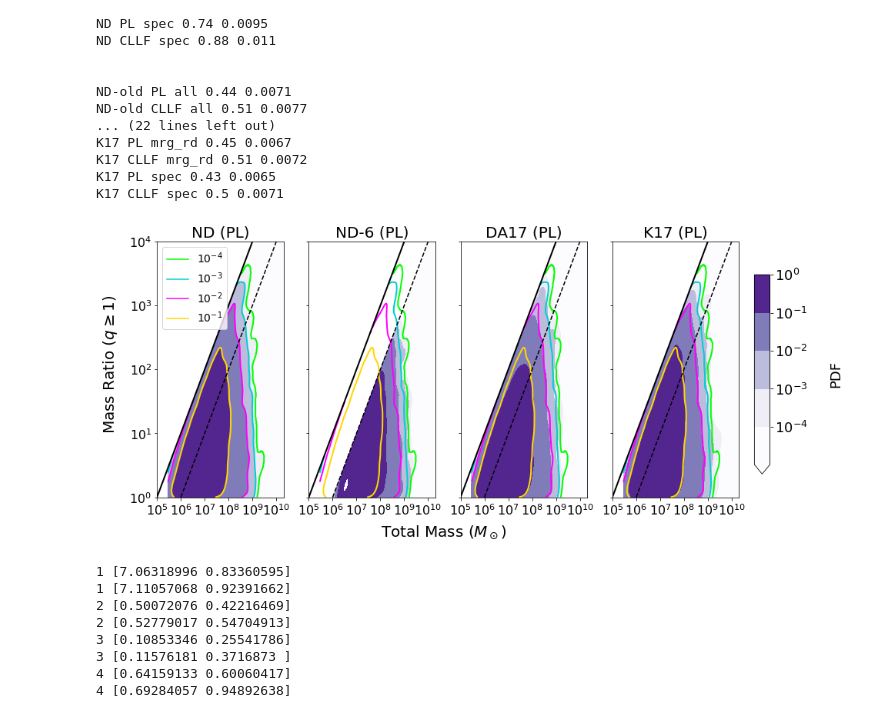
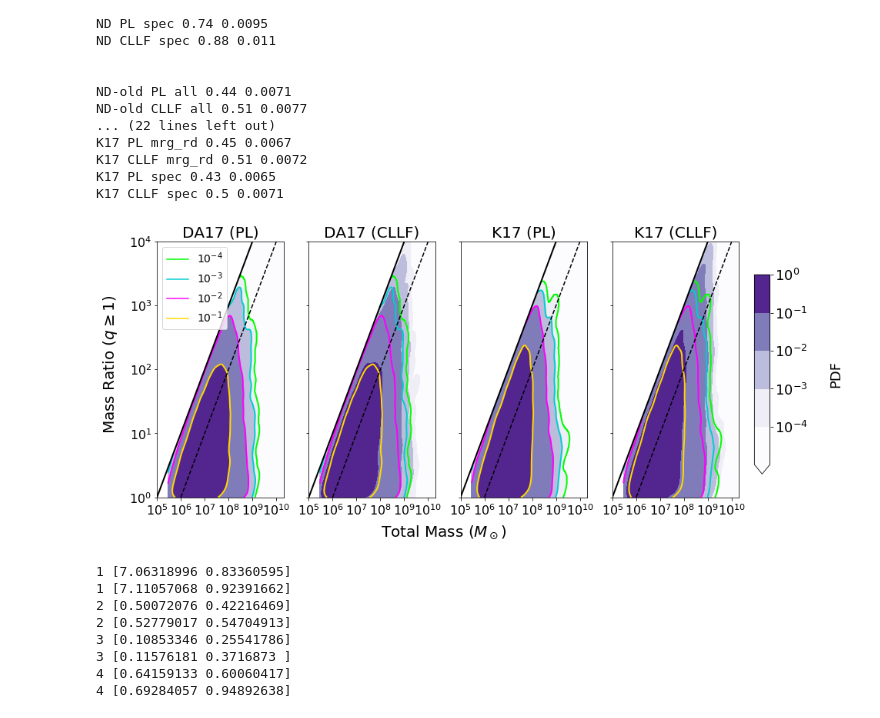
Before and after one commit to mikekatz04/Illustris_LISA_paper, a Jupyter notebook: code/paper_plots.ipynb, the cells around one changed output. Cells and saved outputs as stored; diff of their text form; code cells hidden in the pictures.

Commit message:
plots updated

```diff
--- a/code/paper_plots.ipynb
+++ b/code/paper_plots.ipynb
@@ -355,7 +333,7 @@ K17 CLLF mrg_rd 0.51 0.0072
 K17 PL spec 0.43 0.0065
 K17 CLLF spec 0.5 0.0071
 # %%
-labels = ['ND (PL)', 'ND-6 (PL)', 'DA17 (PL)', 'K17 (PL)']
+labels = ['DA17 (PL)', 'DA17 (CLLF)', 'K17 (PL)', 'K17 (CLLF)']
 #labels = ['DA17 (PL)', 'K17 (PL)', 'DA17 (CLLF)']
 fig, ax = plt.subplots(1, len(labels), sharex=True, sharey=True)
 try:
@@ -393,10 +371,10 @@ cmap = matplotlib.cm.Purples
 cmap.set_bad('white', alpha=1.0)
 limiter = -4
 for i, label in enumerate(labels):
-    sc = 'CLLF' if label == 'ND (CLLF)' else 'PL'
+    sc = 'CLLF' if label[-6:] == '(CLLF)' else 'PL'
     #sc = 'CLLF' if label == 'DA17 (CLLF)' else 'PL'
 
-    evolve_label = 'ND' if label != 'ND-6 (PL)' else 'ND-6'
+    #evolve_label = 'ND' if label != 'ND-6 (PL)' else 'ND-6'
     evolve_label = label.split(' ')[0]
     #evolve_label = 'DA17' if label != 'K17 (PL)' else 'K17'
 
@@ -413,42 +391,42 @@ for i, label in enumerate(labels):
     density = np.ma.masked_where((xx - mask_val < yy), density)
 
     cset = ax[i].contourf(xx, yy, density, levels=levels, norm=norm, cmap=cmap, extend='min')
-    if label == 'ND (PL)':
-    #if label == 'DA17 (PL)':
+    #if label == 'ND (PL)':
+    if label == 'DA17 (PL)' or label == 'K17 (PL)':
         store_density = density.copy()
     ax[i].contour(xx, yy, store_density, levels=[-4, -3., -2, -1, 0], colors=['lime', 'darkturquoise', 'magenta', 'gold'], linewidths=2)
     if i == 0:
         cbar = fig.colorbar(cset, cax=cax)
         ticks = [-4,-3,-2,-1,0]
         cbar.set_ticks(ticks)
         cbar.set_ticklabels([r'$10^{%i}$'%i for i in ticks])
         cbar.ax.tick_params(labelsize=labelfontsize)
         cbar.set_label('PDF', fontsize=labelfontsize, labelpad=27)
 
     yticks = [0,1,2,3,4]
     ax[i].set_yticks(yticks)
     ax[i].set_yticklabels([r'$10^{%i}$'%i for i in yticks], fontsize=tickfontsize)
     ax[i].set_ylim(0,4)
 
     xticks = [5,6,7,8,9,10]
     ax[i].set_xticks(xticks)
     ax[i].set_xticklabels([r'$10^{%i}$'%i for i in xticks], fontsize=tickfontsize)
     ax[i].set_xlim(5, 10.3)
     ax[i].set_title(label, fontsize=20)
     if i == 0:
         for level, color in zip([-4, -3., -2, -1, 0], ['lime', 'darkturquoise', 'magenta', 'gold']):
             ax[i].plot([-10, -10], [-10, -20], color=color, label=r'$10^{%i}$'%int(level))
         ax[i].legend(loc='upper left', prop={'size':14})
 
     #if j == 1:
      #   ax[i+4].set_xlabel(label, fontsize=labelfontsize)
 
     #if i == 0:
     #    ax[4*j].set_ylabel(sc, fontsize=labelfontsize)
 
-fig.savefig('figures/mt_vs_mr_new.pdf', dpi=200)
+fig.savefig('figures/mt_vs_mr_new_app.pdf', dpi=200)
 # %% [output]
-[figure, old version]
+[figure, new version]
 # %%
 from scipy.stats import moment
 for i in range(1,5):
```
Also changed, not shown: parts of 3 cells of this notebook.
